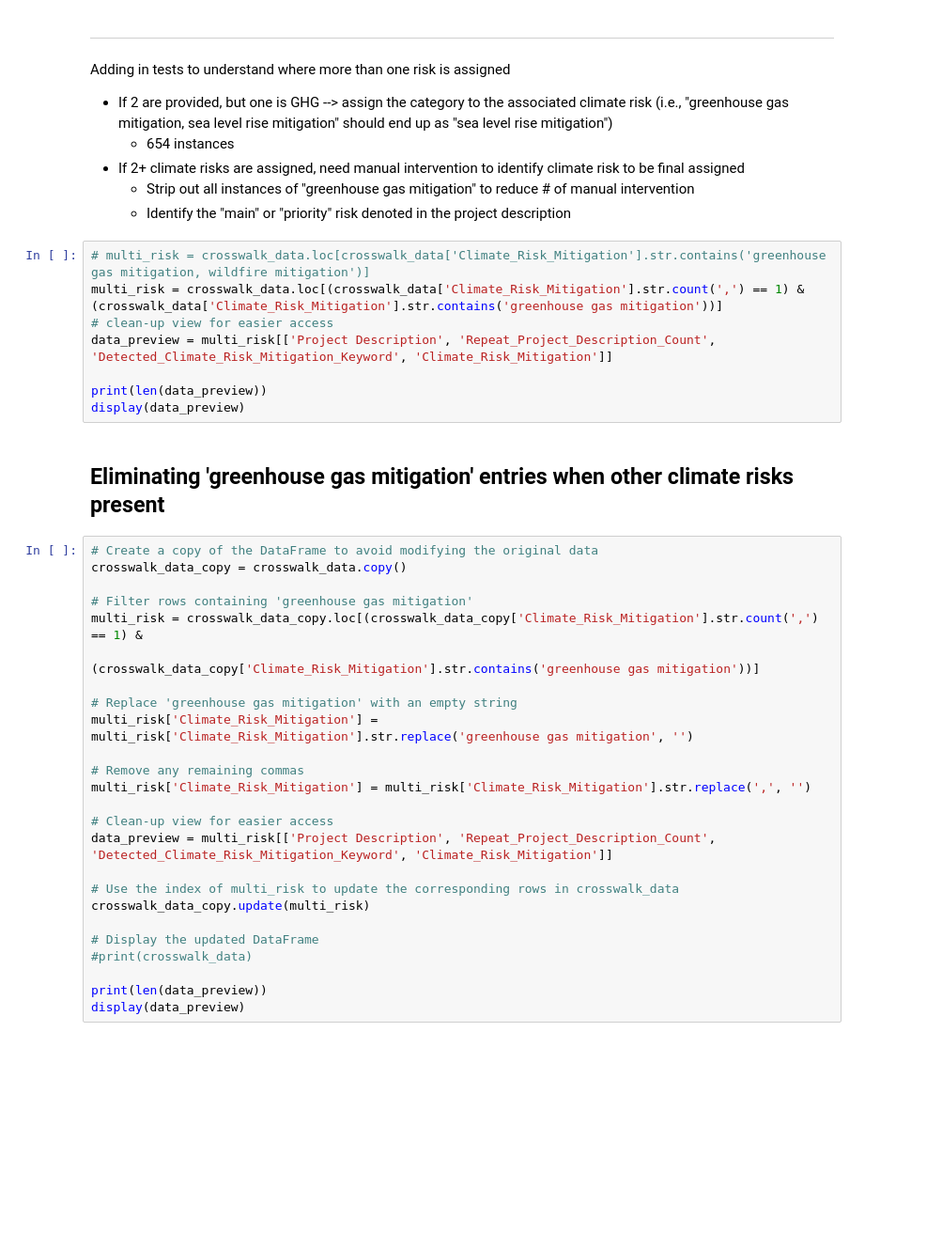
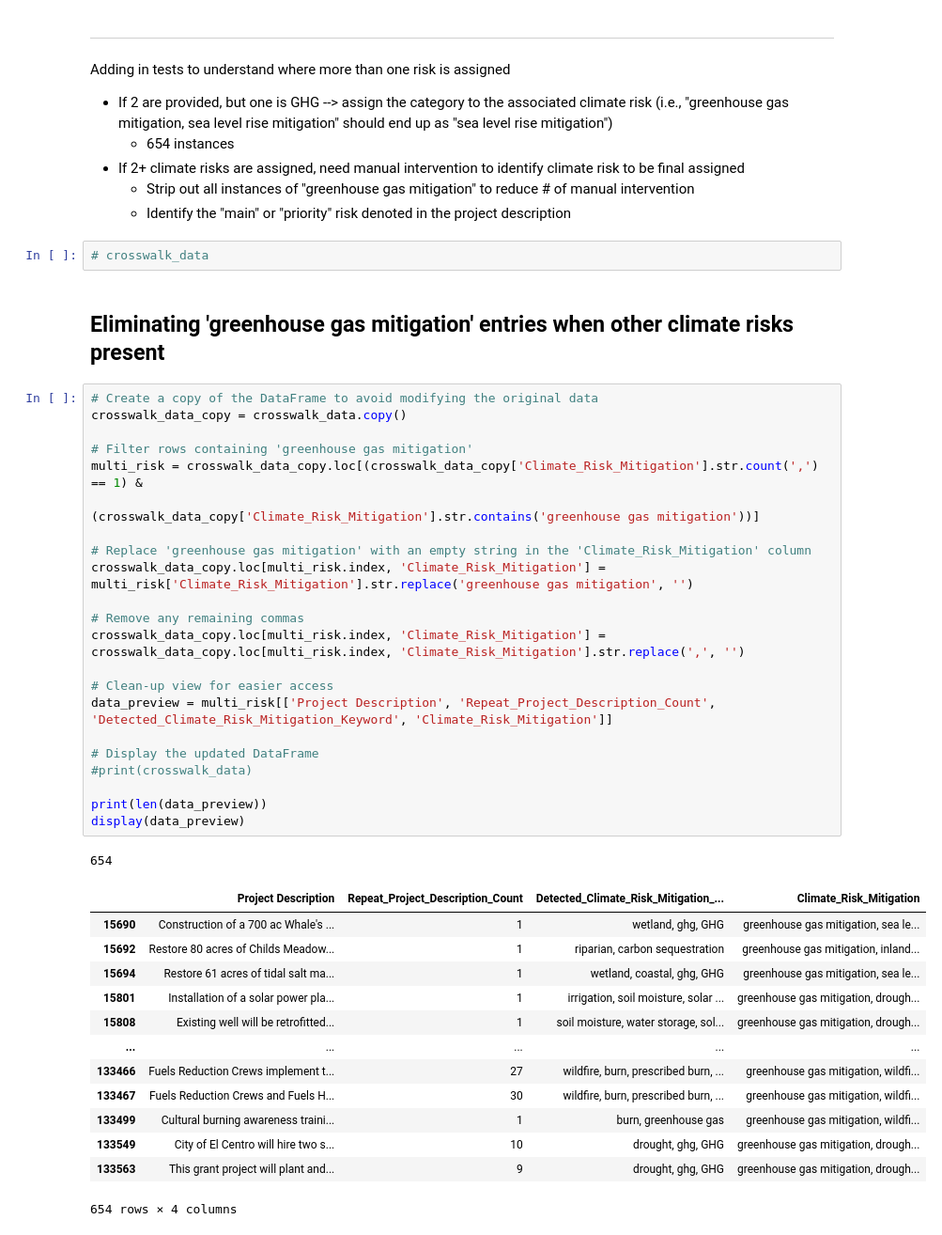
Before and after one commit to Eagle-Rock-Analytics/carb-climate-index, a Jupyter notebook: scripts/cci_crosswalk/crosswalk_phase_two/cci_projects.ipynb, the cells around one changed output. Shown at 94% size. Cells and saved outputs as stored; diff of their text form; blank space fills up the shorter version.

Commit message:
Updates to crosswalk climate risk mitigation

```diff
--- a/scripts/cci_crosswalk/crosswalk_phase_two/cci_projects.ipynb
+++ b/scripts/cci_crosswalk/crosswalk_phase_two/cci_projects.ipynb
@@ -212,38 +287,44 @@ Adding in tests to understand where more than one risk is assigned
 - If 2+ climate risks are assigned, need manual intervention to identify climate risk to be final assigned
    - Strip out all instances of "greenhouse gas mitigation" to reduce # of manual intervention
    - Identify the "main" or "priority" risk denoted in the project description
-# %%
-# multi_risk = crosswalk_data.loc[crosswalk_data['Climate_Risk_Mitigation'].str.contains('greenhouse gas mitigation, wildfire mitigation')]
-multi_risk = crosswalk_data.loc[(crosswalk_data['Climate_Risk_Mitigation'].str.count(',') == 1) & (crosswalk_data['Climate_Risk_Mitigation'].str.contains('greenhouse gas mitigation'))]
-# clean-up view for easier access
-data_preview = multi_risk[['Project Description', 'Repeat_Project_Description_Count', 'Detected_Climate_Risk_Mitigation_Keyword', 'Climate_Risk_Mitigation']]
-
-print(len(data_preview))
-display(data_preview)
+# %%
+# crosswalk_data
 # %% [markdown]
 ## Eliminating 'greenhouse gas mitigation' entries when other climate risks present
 # %%
 # Create a copy of the DataFrame to avoid modifying the original data
 crosswalk_data_copy = crosswalk_data.copy()
 
 # Filter rows containing 'greenhouse gas mitigation'
 multi_risk = crosswalk_data_copy.loc[(crosswalk_data_copy['Climate_Risk_Mitigation'].str.count(',') == 1) &
                                 (crosswalk_data_copy['Climate_Risk_Mitigation'].str.contains('greenhouse gas mitigation'))]
 
-# Replace 'greenhouse gas mitigation' with an empty string
-multi_risk['Climate_Risk_Mitigation'] = multi_risk['Climate_Risk_Mitigation'].str.replace('greenhouse gas mitigation', '')
+# Replace 'greenhouse gas mitigation' with an empty string in the 'Climate_Risk_Mitigation' column
+crosswalk_data_copy.loc[multi_risk.index, 'Climate_Risk_Mitigation'] = multi_risk['Climate_Risk_Mitigation'].str.replace('greenhouse gas mitigation', '')
 
 # Remove any remaining commas
-multi_risk['Climate_Risk_Mitigation'] = multi_risk['Climate_Risk_Mitigation'].str.replace(',', '')
+crosswalk_data_copy.loc[multi_risk.index, 'Climate_Risk_Mitigation'] = crosswalk_data_copy.loc[multi_risk.index, 'Climate_Risk_Mitigation'].str.replace(',', '')
 
 # Clean-up view for easier access
 data_preview = multi_risk[['Project Description', 'Repeat_Project_Description_Count', 'Detected_Climate_Risk_Mitigation_Keyword', 'Climate_Risk_Mitigation']]
-
-# Use the index of multi_risk to update the corresponding rows in crosswalk_data
-crosswalk_data_copy.update(multi_risk)
 
 # Display the updated DataFrame
 #print(crosswalk_data)
 
 print(len(data_preview))
 display(data_preview)
+# %% [output]
+654
+|  | Project Description | Repeat_Project_Description_Count | Detected_Climate_Risk_Mitigation_... | Climate_Risk_Mitigation |
+| 15690 | Construction of a 700 ac Whale's ... | 1 | wetland, ghg, GHG | greenhouse gas mitigation, sea le... |
+| 15692 | Restore 80 acres of Childs Meadow... | 1 | riparian, carbon sequestration | greenhouse gas mitigation, inland... |
+| 15694 | Restore 61 acres of tidal salt ma... | 1 | wetland, coastal, ghg, GHG | greenhouse gas mitigation, sea le... |
+| 15801 | Installation of a solar power pla... | 1 | irrigation, soil moisture, solar ... | greenhouse gas mitigation, drough... |
+| 15808 | Existing well will be retrofitted... | 1 | soil moisture, water storage, sol... | greenhouse gas mitigation, drough... |
+| ... | ... | ... | ... | ... |
+| 133466 | Fuels Reduction Crews implement t... | 27 | wildfire, burn, prescribed burn, ... | greenhouse gas mitigation, wildfi... |
+| 133467 | Fuels Reduction Crews and Fuels H... | 30 | wildfire, burn, prescribed burn, ... | greenhouse gas mitigation, wildfi... |
+| 133499 | Cultural burning awareness traini... | 1 | burn, greenhouse gas | greenhouse gas mitigation, wildfi... |
+| 133549 | City of El Centro will hire two s... | 10 | drought, ghg, GHG | greenhouse gas mitigation, drough... |
+| 133563 | This grant project will plant and... | 9 | drought, ghg, GHG | greenhouse gas mitigation, drough... |
+654 rows × 4 columns
```
Also changed, not shown: parts of 23 cells of this notebook.
